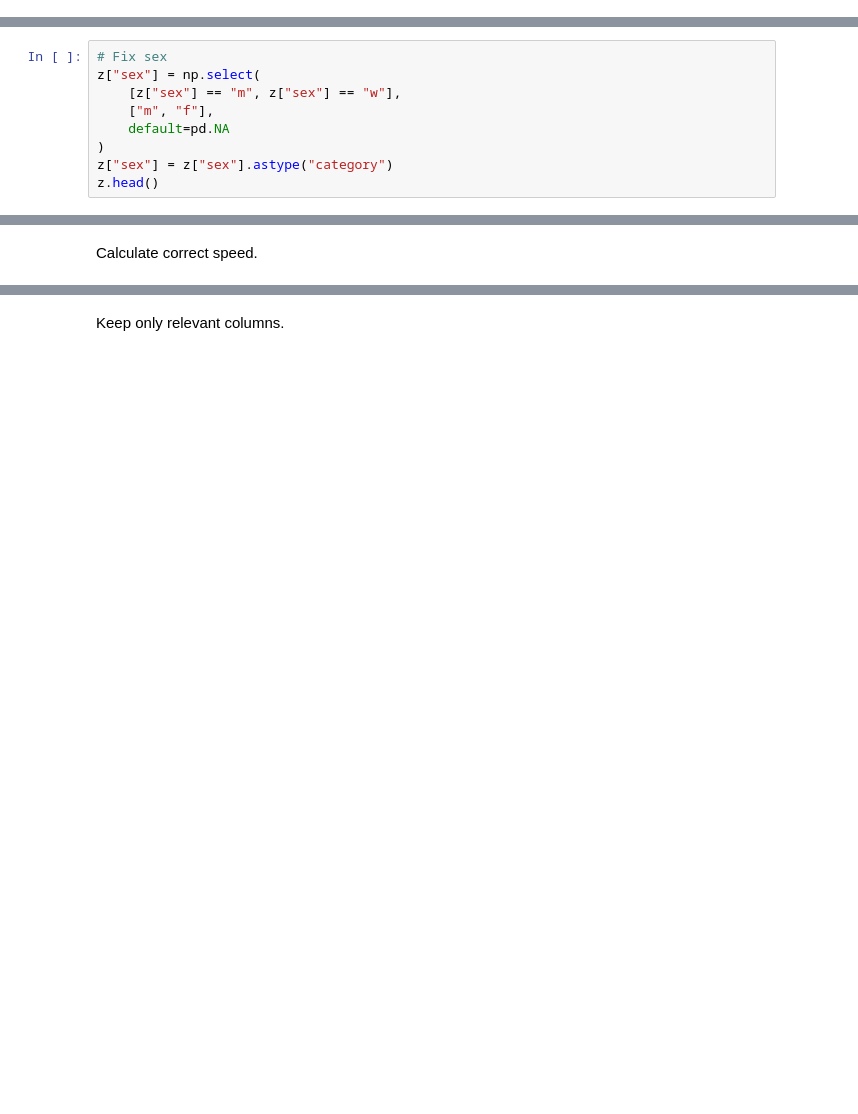
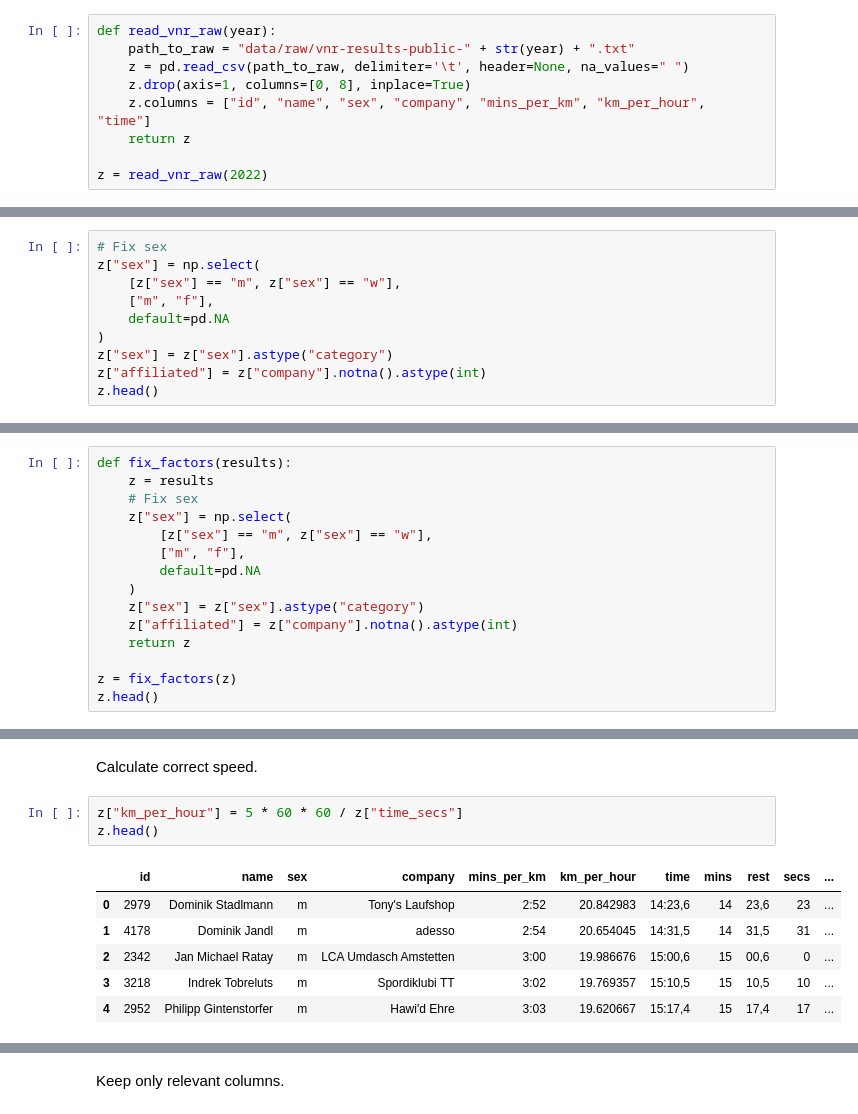
Before and after one commit to causaest/vnr, a Jupyter notebook: cleaning.ipynb, the cells around one changed output, grey strips where cells are left out. Saved outputs shown, nothing was run; the diff lists cells and outputs as text; blank space fills up the shorter version.

```diff
--- a/cleaning.ipynb
+++ b/cleaning.ipynb
@@ -17,3 +17,12 @@ z=raw_data
+# %%
+def read_vnr_raw(year):
+    path_to_raw = "data/raw/vnr-results-public-" + str(year) + ".txt"
+    z = pd.read_csv(path_to_raw, delimiter='\t', header=None, na_values=" ")
+    z.drop(axis=1, columns=[0, 8], inplace=True)
+    z.columns = ["id", "name", "sex", "company", "mins_per_km", "km_per_hour", "time"]
+    return z
+
+z = read_vnr_raw(2022)
 # %%
 z.head()
 # %% [output]
@@ -66,6 +103,7 @@ z["sex"] = np.select(
     default=pd.NA
 )
 z["sex"] = z["sex"].astype("category")
+z["affiliated"] = z["company"].notna().astype(int)
 z.head()
 # %% [output]
 |  | id | name | sex | company | mins_per_km | km_per_hour | time | mins | rest | secs | ... |
@@ -74,3 +112,18 @@ z.head()
 | 2 | 2342 | Jan Michael Ratay | m | LCA Umdasch Amstetten | 3:00 | 19.9 | 15:00,6 | 15 | 00,6 | 0 | ... |
 | 3 | 3218 | Indrek Tobreluts | m | Spordiklubi TT | 3:02 | 19.7 | 15:10,5 | 15 | 10,5 | 10 | ... |
 | 4 | 2952 | Philipp Gintenstorfer | m | Hawi'd Ehre | 3:03 | 19.6 | 15:17,4 | 15 | 17,4 | 17 | ... |
+# %%
+def fix_factors(results):
+    z = results
+    # Fix sex
+    z["sex"] = np.select(
+        [z["sex"] == "m", z["sex"] == "w"],
+        ["m", "f"],
+        default=pd.NA
+    )
+    z["sex"] = z["sex"].astype("category")
+    z["affiliated"] = z["company"].notna().astype(int)
+    return z
+
+z = fix_factors(z)
+z.head()
@@ -94,2 +158,12 @@ z.head()
 # %% [markdown]
 Calculate correct speed.
+# %%
+z["km_per_hour"] = 5 * 60 * 60 / z["time_secs"]
+z.head()
+# %% [output]
+|  | id | name | sex | company | mins_per_km | km_per_hour | time | mins | rest | secs | ... |
+| 0 | 2979 | Dominik Stadlmann | m | Tony's Laufshop | 2:52 | 20.842983 | 14:23,6 | 14 | 23,6 | 23 | ... |
+| 1 | 4178 | Dominik Jandl | m | adesso | 2:54 | 20.654045 | 14:31,5 | 14 | 31,5 | 31 | ... |
+| 2 | 2342 | Jan Michael Ratay | m | LCA Umdasch Amstetten | 3:00 | 19.986676 | 15:00,6 | 15 | 00,6 | 0 | ... |
+| 3 | 3218 | Indrek Tobreluts | m | Spordiklubi TT | 3:02 | 19.769357 | 15:10,5 | 15 | 10,5 | 10 | ... |
+| 4 | 2952 | Philipp Gintenstorfer | m | Hawi'd Ehre | 3:03 | 19.620667 | 15:17,4 | 15 | 17,4 | 17 | ... |
```
Also changed, not shown: parts of 6 cells of this notebook, 7 other files.
